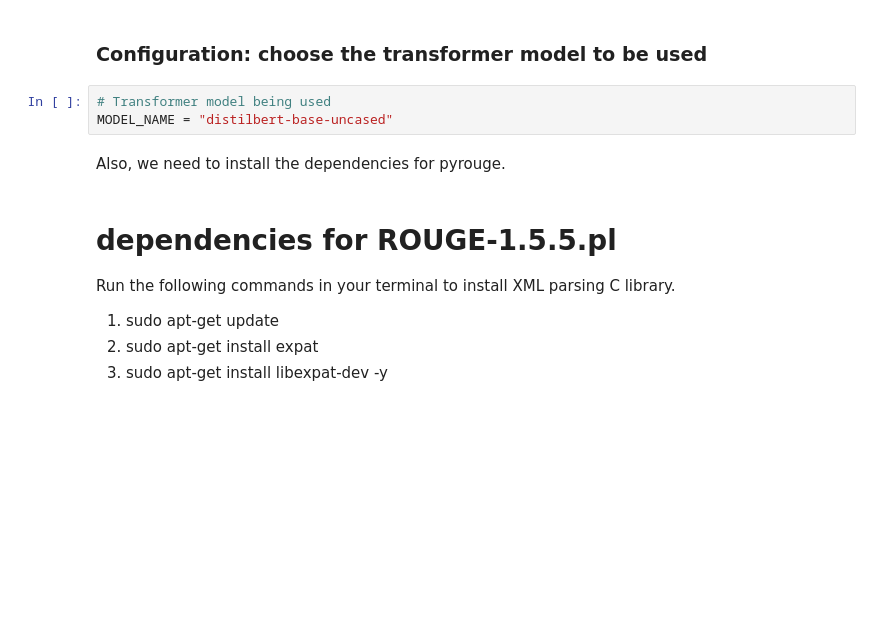
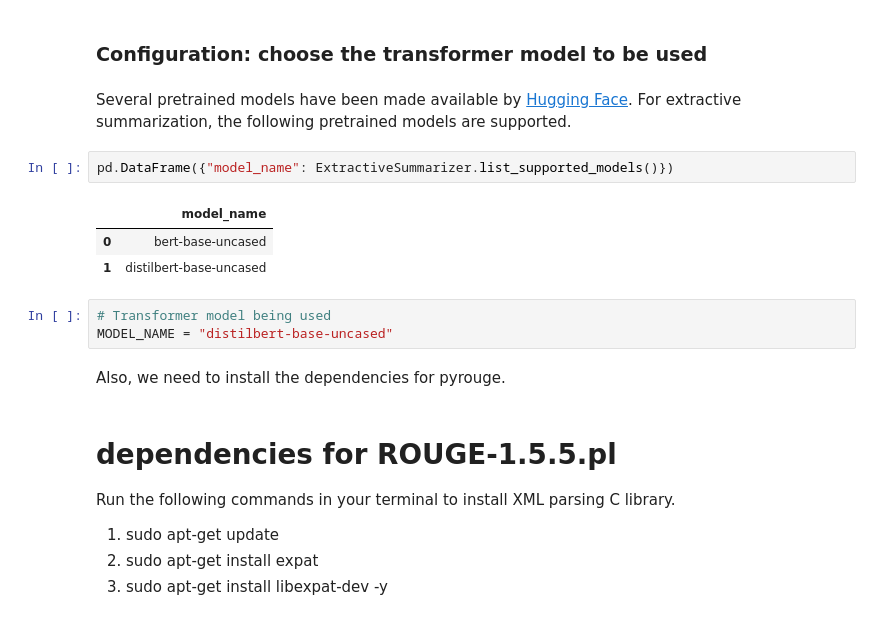
Before and after one commit to microsoft/nlp-recipes, a Jupyter notebook: examples/text_summarization/extractive_summarization_cnndm_transformer.ipynb, the cells around one changed output. Drawn from its saved outputs; the diff is of its cells as text; blank space fills up the shorter version.

```diff
--- a/examples/text_summarization/extractive_summarization_cnndm_transformer.ipynb
+++ b/examples/text_summarization/extractive_summarization_cnndm_transformer.ipynb
@@ -69,6 +69,14 @@ I0102 20:04:36.049607 140102298445632 file_utils.py:40] PyTorch version 1.2.0 av
 # %% [markdown]
 
 ### Configuration: choose the transformer model to be used
+# %% [markdown]
+Several pretrained models have been made available by [Hugging Face](https://github.com/huggingface/transformers). For extractive summarization, the following pretrained models are supported.
+# %%
+pd.DataFrame({"model_name": ExtractiveSummarizer.list_supported_models()})
+# %% [output]
+|  | model_name |
+| 0 | bert-base-uncased |
+| 1 | distilbert-base-uncased |
 # %%
 # Transformer model being used
 MODEL_NAME = "distilbert-base-uncased"
```
Also changed, not shown: parts of 13 cells of this notebook, 4 other files.
